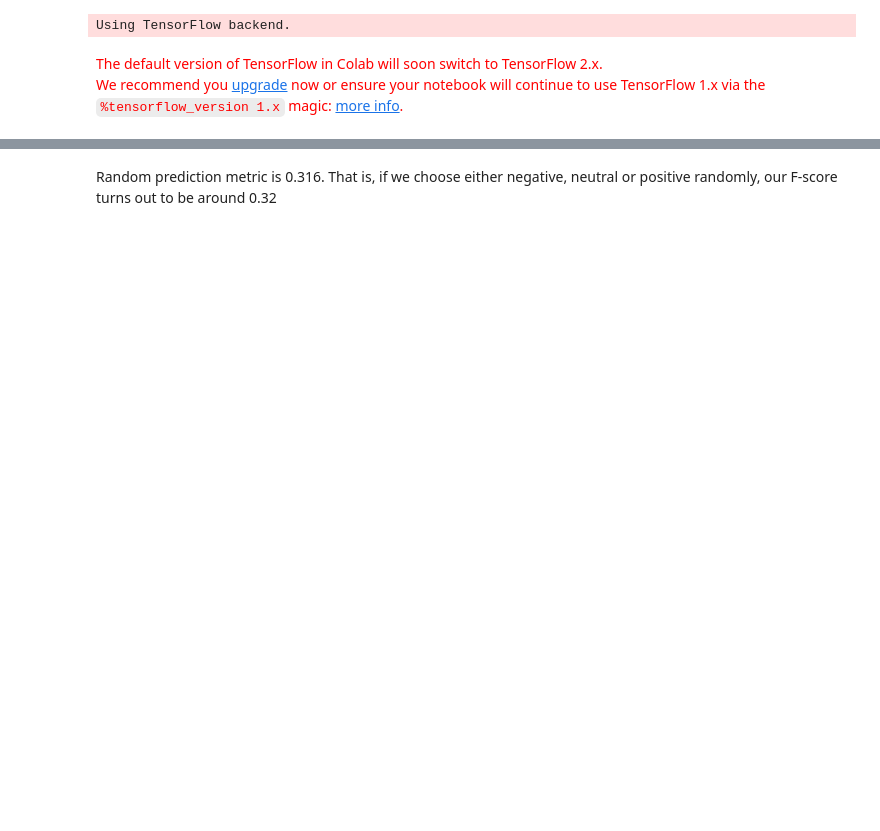
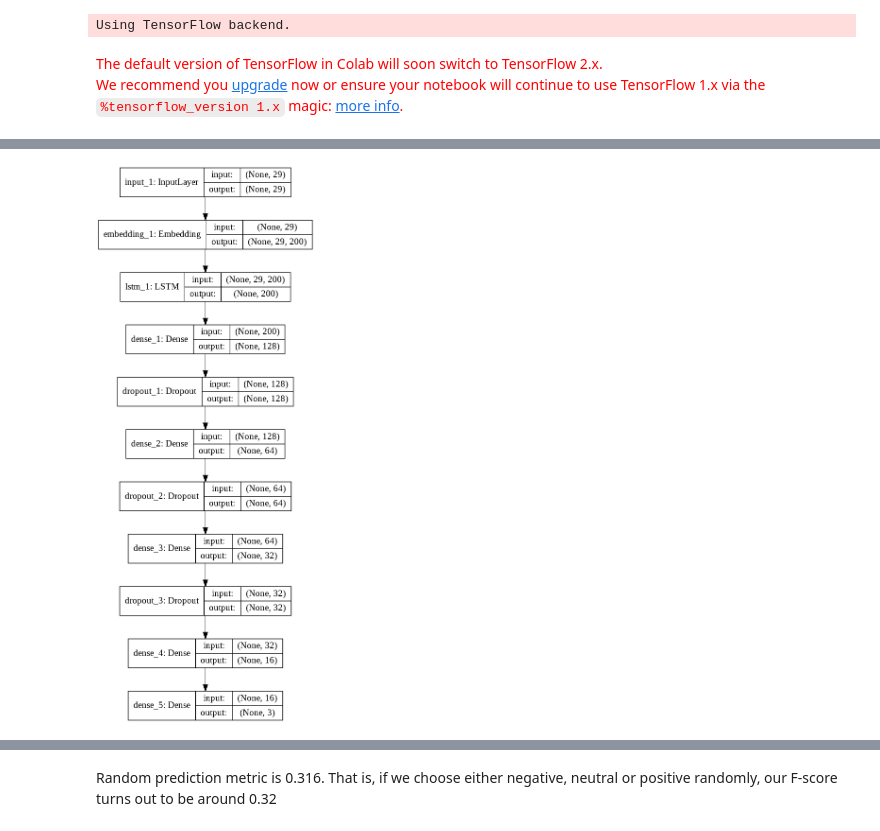
Before and after one commit to ksb25395/CAP6779, a Jupyter notebook: Semeval_Embedding_LSTM.ipynb, the cells around one changed output, grey strips where cells are left out. Saved outputs shown, nothing was run; the diff lists cells and outputs as text; code cells hidden in the pictures; blank space fills up the shorter version.

```diff
--- a/Semeval_Embedding_LSTM.ipynb
+++ b/Semeval_Embedding_LSTM.ipynb
@@ -339,7 +352,7 @@ test_texts = test_set["text"]
 NUM_WORDS=25000
 tokenizer = Tokenizer(num_words=NUM_WORDS,filters='!"#$%&()*+,-./:;<=>?@[\\]^_`{|}~\t\n\'',
                       lower=True)
-tokenizer.fit_on_texts(train_texts)
+tokenizer.fit_on_texts(df_texts)
 sequences_train = tokenizer.texts_to_sequences(train_texts)
 word_index = tokenizer.word_index
 print('Found %s unique tokens.' % len(word_index))
@@ -350,7 +363,7 @@ X_train = pad_sequences(sequences_train)
 y_train = to_categorical(list(train_set["sentiment"]))
 # %%
 import numpy as np
-EMBED_DIM = 300
+EMBED_DIM = 200
 vocab_size = min(NUM_WORDS, len(word_index) + 1)
 embedding_matrix =np.random.normal(0,np.sqrt(0.25),[vocab_size, EMBED_DIM])
 # %%
@@ -385,8 +398,13 @@ from keras.layers import Dropout
 inputs = Input(shape=(seq_len,))
 embeddings = embedding_layer(inputs)
 # flattened = Flatten()(embeddings)
-lstm = LSTM(128, dropout=0.5)(embeddings)
-dense = Dense(16, activation="relu")(lstm)
-dropout = Dropout(rate=0.5)(dense)
-output = Dense(y_train.shape[1], activation='softmax')(dropout)
+lstm = LSTM(200, dropout=0.25)(embeddings)
+dense0 = Dense(128, activation="relu")(lstm)
+dropout0 = Dropout(rate=0.25)(dense0)
+dense1 = Dense(64, activation="relu")(dropout0)
+dropout1 = Dropout(rate=0.25)(dense1)
+dense2 = Dense(32, activation="relu")(dropout1)
+dropout2 = Dropout(rate=0.25)(dense2)
+dense3 = Dense(16, activation="relu")(dropout2)
+output = Dense(y_train.shape[1], activation='softmax')(dense3)
 model = Model(inputs, output)
@@ -414,9 +447,7 @@ Trainable params: 5,164,563
 Non-trainable params: 0
 _________________________________________________________________
-# %%
-from keras.optimizers import Adam
-adam = Adam(lr=1e-3)
-
-model.compile(loss='categorical_crossentropy',
-              optimizer=adam,
-              metrics=['acc'])
+# %%
+from keras.utils import plot_model
+plot_model(model, to_file='model_1.png', show_shapes=True)
+# %% [output]
+[figure, added]
```
Also changed, not shown: parts of 28 cells of this notebook.
